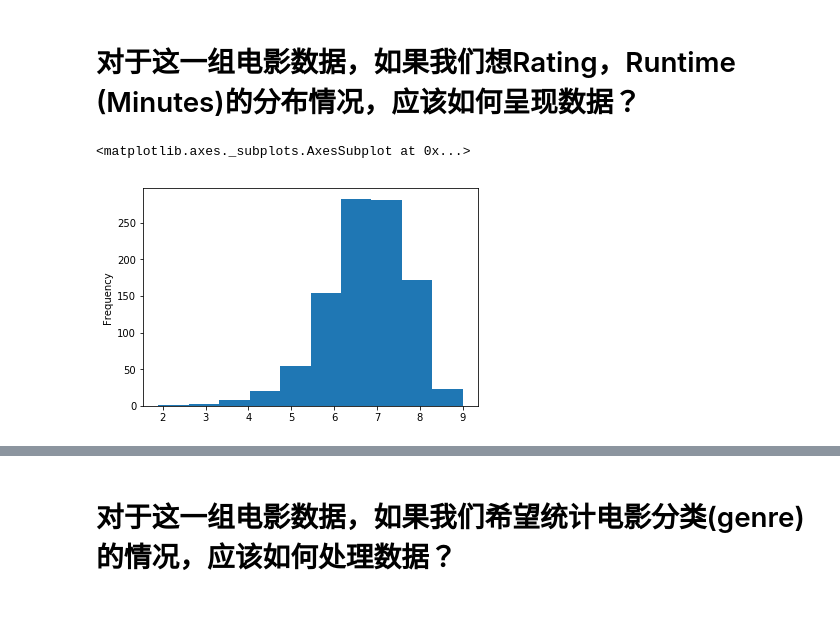
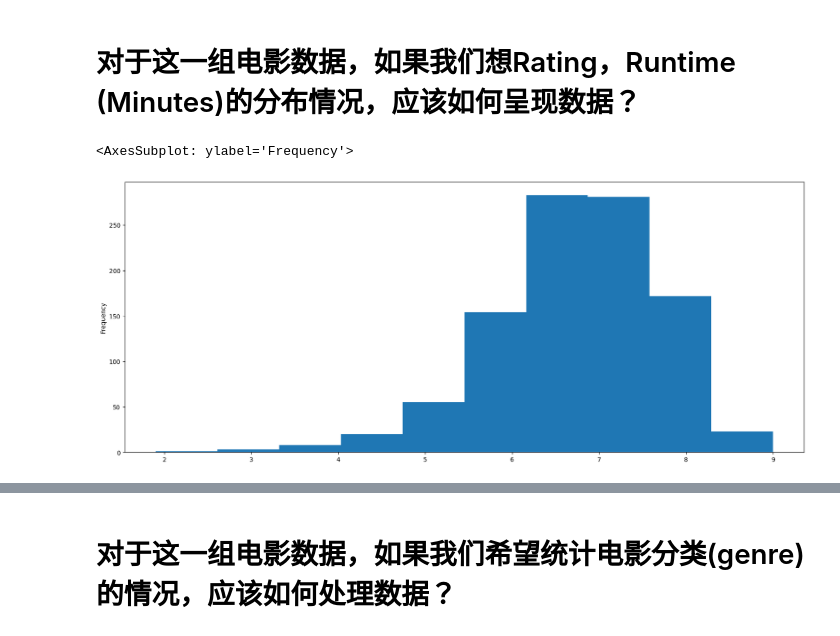
Before and after one commit to SamWang3047/Artificial_IntelligenceTheFirstTry, a Jupyter notebook: Personal/Day03/5. Movie data case study.ipynb, the cells around one changed output, grey strips where cells are left out. Cells and saved outputs as stored; diff of their text form; code cells hidden in the pictures; blank space fills up the shorter version.

```diff
--- a/Personal/Day03/5. Movie data case study.ipynb
+++ b/Personal/Day03/5. Movie data case study.ipynb
@@ -28,10 +32,10 @@ np.unique(movie["Director"]).shape[0]
 # %%
 # Rating分布
 
-movie["Rating"].plot(kind="hist")
+movie["Rating"].plot(kind="hist", figsize = (20,8))
 # %% [output]
-<matplotlib.axes._subplots.AxesSubplot at 0x...>
+<AxesSubplot: ylabel='Frequency'>
-[figure, old version]
+[figure, new version]
 # %%
 # Rating分布
 
```
Also changed, not shown: parts of 3 cells of this notebook, 1 other file.
